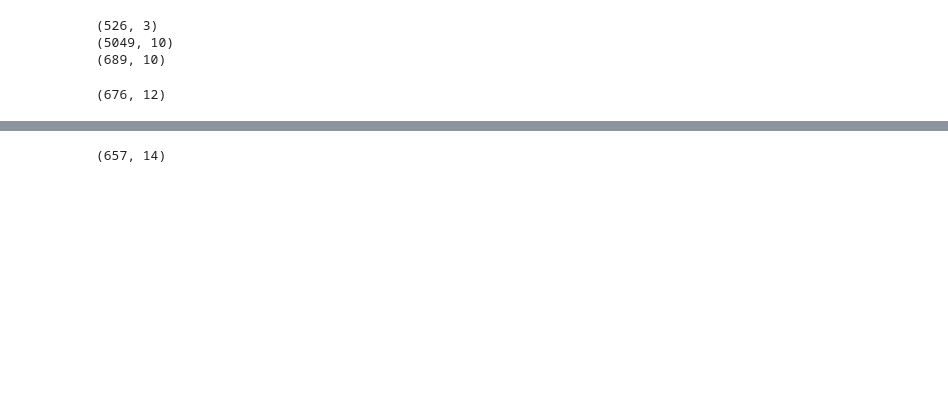
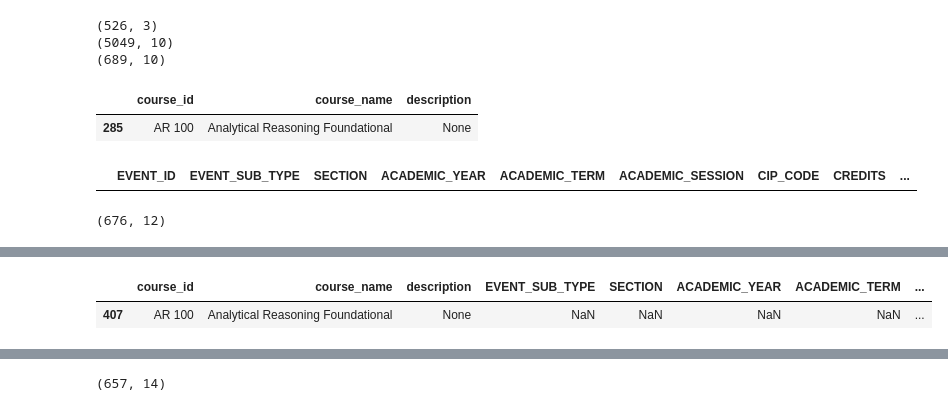
Before and after one commit to JeffWalton-PSC/Starfish, a Jupyter notebook: DegreePlanner/course_catalog/course_catalog.ipynb, the cells around one changed output, grey strips where cells are left out. Saved outputs shown, nothing was run; the diff lists cells and outputs as text; code cells hidden in the pictures; blank space fills up the shorter version.

```diff
--- a/DegreePlanner/course_catalog/course_catalog.ipynb
+++ b/DegreePlanner/course_catalog/course_catalog.ipynb
@@ -109,6 +109,15 @@ print(dfcat.shape)
 (526, 3)
 (5049, 10)
 (689, 10)
+# %%
+dfe.loc[(dfe['course_id']=='AR 100')]
+# %% [output]
+|  | course_id | course_name | description |
+| 285 | AR 100 | Analytical Reasoning Foundational | None |
+# %%
+dfs.loc[(dfs['EVENT_ID']=='AR 100')]
+# %% [output]
+|  | EVENT_ID | EVENT_SUB_TYPE | SECTION | ACADEMIC_YEAR | ACADEMIC_TERM | ACADEMIC_SESSION | CIP_CODE | CREDITS | ... |
 # %%
 df = pd.merge(dfe, dfcat, on=['course_id'], how='left' )
 print(df.shape)
@@ -123,6 +132,11 @@ df.head()
 | 2 | ACC 301 | Small Business Accounting | This course will familiarize stud... | LEC | 01 | 2011 | FALL | ... |
 | 3 | BAK 150 | Foundations of Baking | In this laboratory course, the st... | COMB | 01 | 2011 | SPRING | ... |
 | 4 | BAK 160 | Foundations of Baking & Pastry Arts | In this laboratory course the stu... | COMB | 01 | 2011 | FALL | ... |
+# %%
+df.loc[(df['course_id']=='AR 100')]
+# %% [output]
+|  | course_id | course_name | description | EVENT_SUB_TYPE | SECTION | ACADEMIC_YEAR | ACADEMIC_TERM | ... |
+| 407 | AR 100 | Analytical Reasoning Foundational | None | NaN | NaN | NaN | NaN | ... |
 # %%
 df = df[~(df['course_id'].str.contains('REG', case=False))]
 df = df[~(df['course_id'].str.contains('STDY', case=False))]
```
Also changed, not shown: parts of 19 cells of this notebook, 1 other file.
